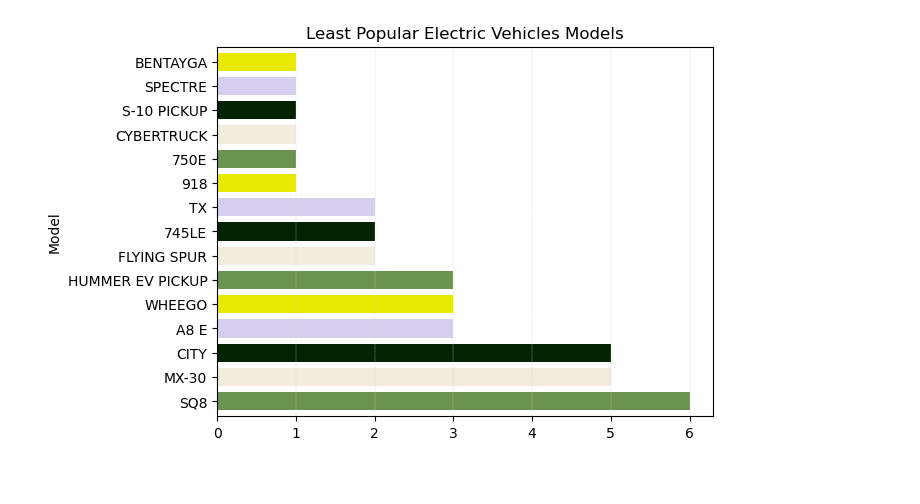
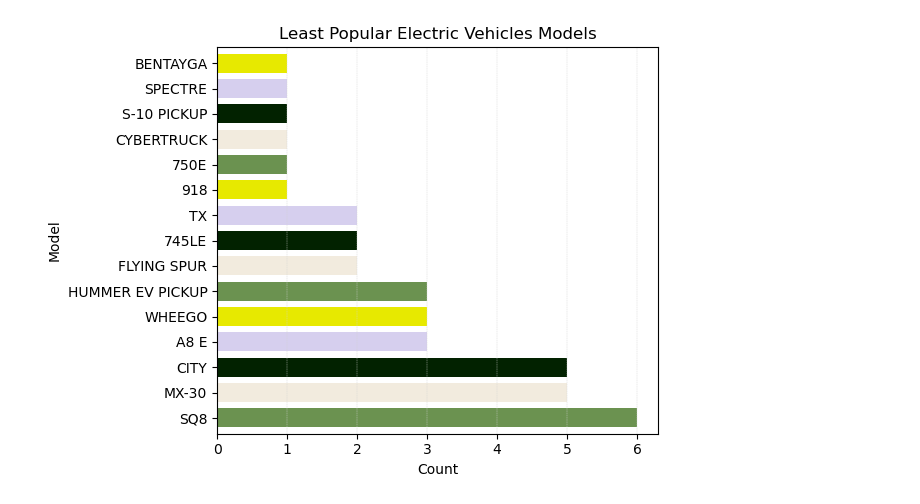
Before and after one commit to wrp94/project-1-group-02, a Jupyter notebook: Fatima's work/hypothesis 1.ipynb, the cells around one changed output. Saved outputs shown, nothing was run; the diff lists cells and outputs as text; code cells hidden in the pictures; blank space fills up the shorter version.

```diff
--- a/Fatima's work/hypothesis 1.ipynb
+++ b/Fatima's work/hypothesis 1.ipynb
@@ -4,7 +4,7 @@ import numpy as np
 import matplotlib.pyplot as plt
 # %%
 #import csv file and put in a data frame
-filepath = "../data/electric_vehicle_population_data.csv"
+filepath = "../data/full_vehicle_data.csv"
 
 ev_df = pd.read_csv(filepath)
 
@@ -149,14 +161,16 @@ plt.show()
 # %%
 #least popular cars registration (make)
 model_dist = ev_df["Model"].value_counts()
 model_dist = model_dist.tail(15)
 colors = ['#6B9250', '#F2EBDE','#022200', '#D6CFEE', "#E7E900"]
 #create the bar chart
 
 model_dist.plot.barh(width=0.75, title = "Least Popular Electric Vehicles Models", color=colors)
-plt.ylabel = "Make"
-plt.xlabel = "Count"
+plt.ylabel("Model")
+plt.xlabel("Count")
 plt.grid(color='lightgray', linestyle='--', linewidth=0.3, axis = 'x')
+plt.tight_layout()
+plt.savefig("images/Least popular EV models .png")
 plt.show()
 # %% [output]
-[figure, old version]
+[figure, new version]
```
Also changed, not shown: parts of 9 cells of this notebook, 9 other files.
